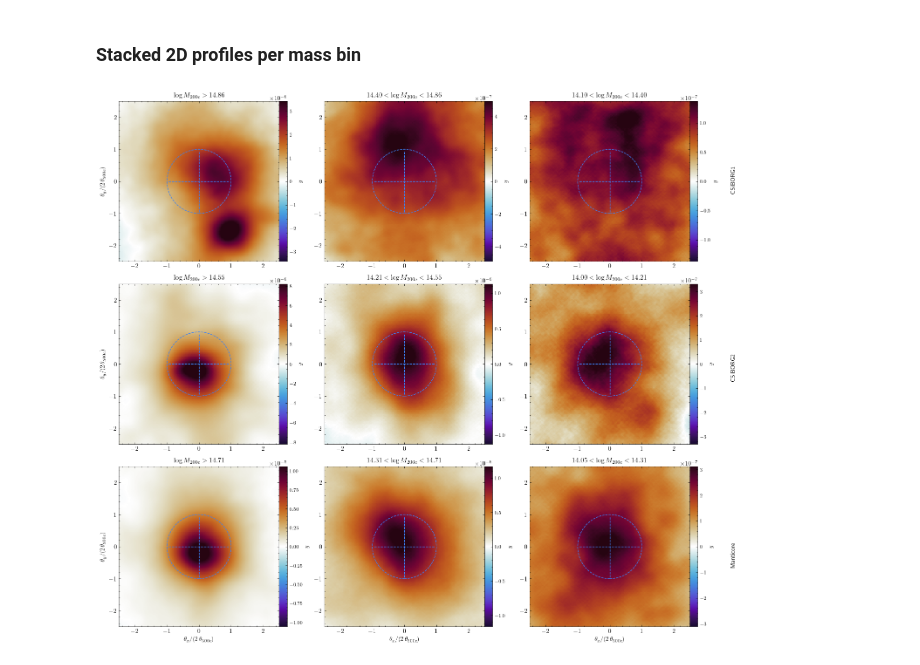
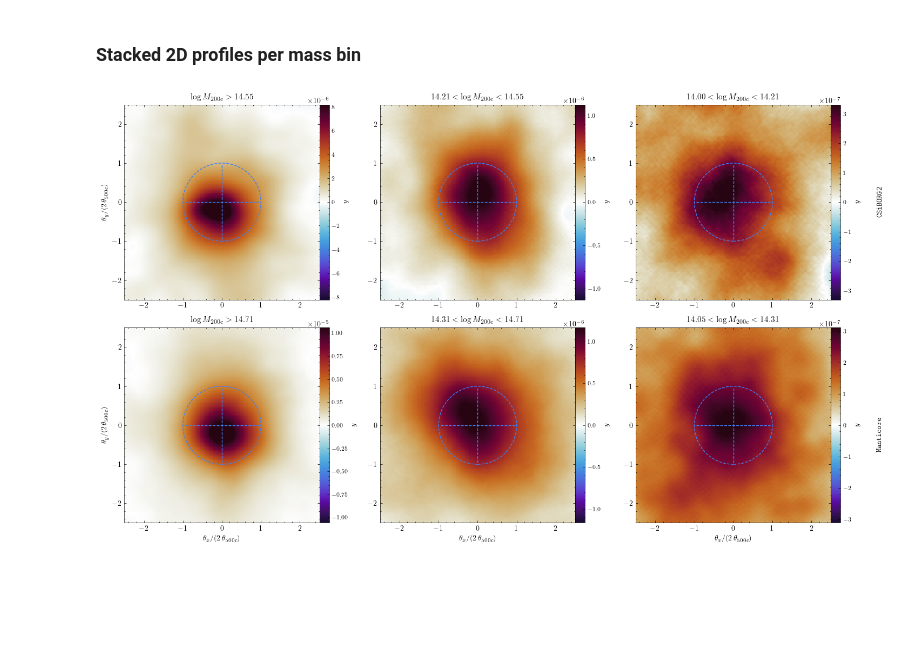
Before and after one commit to Richard-Sti/CMBOlympics, a Jupyter notebook: notebooks/score_stacked.ipynb, the cells around one changed output. Cells and saved outputs as stored; diff of their text form; code cells hidden in the pictures; blank space fills up the shorter version.

```diff
--- a/notebooks/score_stacked.ipynb
+++ b/notebooks/score_stacked.ipynb
@@ -47,10 +60,12 @@ display(fig)
 ### Stacked 2D profiles per mass bin
 # %%
 fig, axs = plot_cutout_maps(
-    [res_cb1, res_cb2, res_manti], nbins=3, mode="stack", cmap=cmr.fusion_r,
+    [res_cb2, res_manti], nbins=3, mode="stack", cmap=cmr.fusion_r,
     theta500_scale=2,
-    row_labels=["CSiBORG1", "CSiBORG2", "Manticore"],)
-fig.savefig("/Users/rstiskalek/Downloads/project.png", dpi=450)
+    # row_labels=["CSiBORG1", "CSiBORG2", "Manticore"],)
+    row_labels=[r"\texttt{CSiBORG2}", r"\texttt{Manticore}"],
+)
+fig.savefig("/Users/rstiskalek/Downloads/projections_2d.pdf", dpi=450)
 display(fig)
 # %% [output]
-[figure, old version]
+[figure, new version]
```
Also changed, not shown: parts of 2 cells of this notebook, 4 other files.
